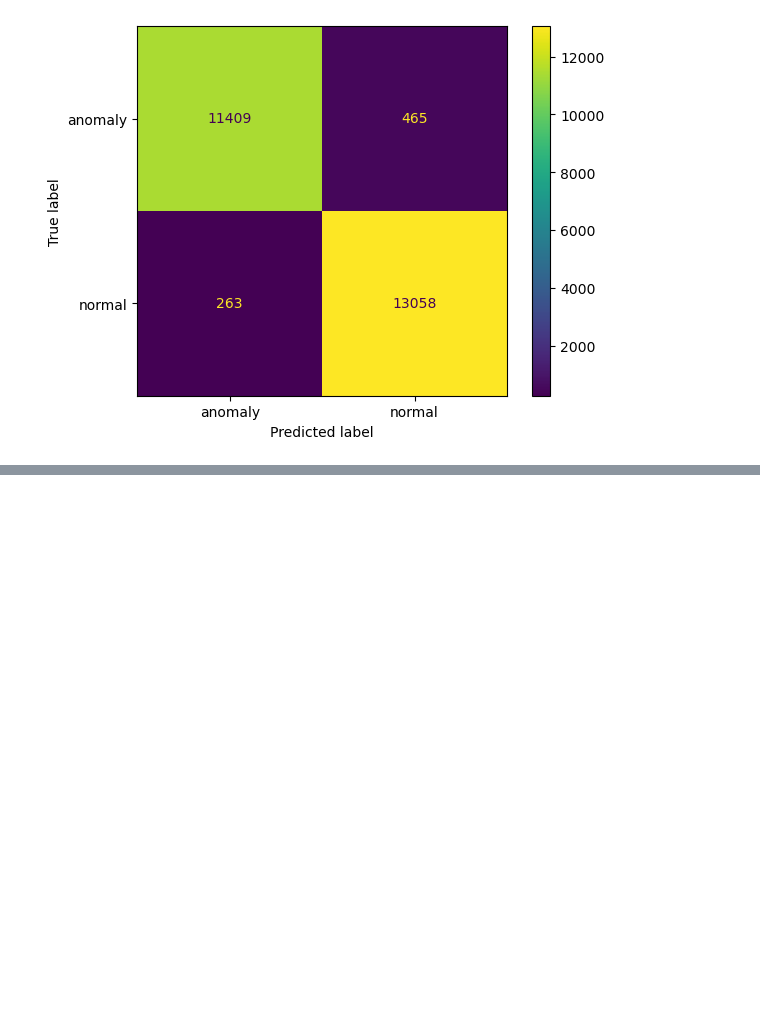
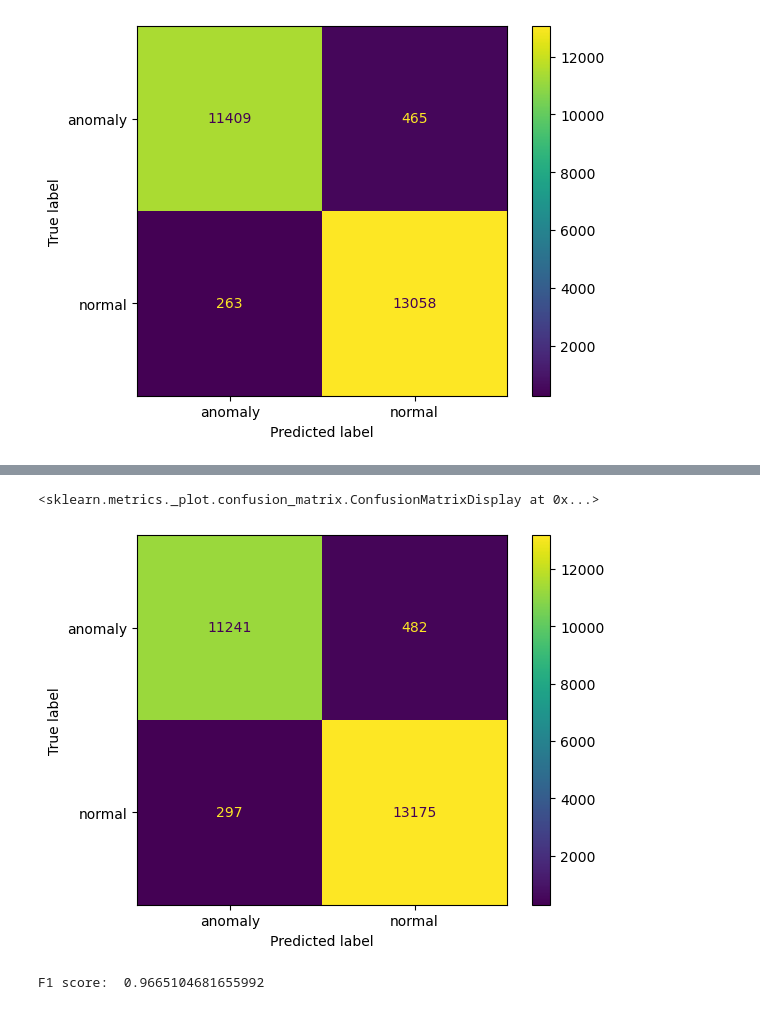
Before and after one commit to itsFDavid/Simulacion, a Jupyter notebook: 10-Evaluacion_de_resultado/10-Evaluacion_de_resultados.ipynb, the cells around one changed output, grey strips where cells are left out. Saved outputs shown, nothing was run; the diff lists cells and outputs as text; code cells hidden in the pictures; blank space fills up the shorter version.

Commit message:
add predict funtion with test set

```diff
--- a/10-Evaluacion_de_resultado/10-Evaluacion_de_resultados.ipynb
+++ b/10-Evaluacion_de_resultado/10-Evaluacion_de_resultados.ipynb
@@ -144,6 +144,10 @@ y_train = train_set["class"].copy()
 # DataSet de Validacion
 X_val = val_set.drop("class", axis = 1)
 y_val = val_set["class"].copy()
+# %%
+# DataSet de test
+X_test = test_set.drop("class", axis = 1)
+y_test = test_set["class"].copy()
 # %% [markdown]
 ## Preparacion del DataSet
 # %%
@@ -265,0 +304,15 @@ ConfusionMatrixDisplay.from_estimator(clf, X_val_prep, y_val, values_format = '3
+# %%
+# Transformar el SubConjunto DataSet de test
+X_test_prep = data_preparer.transform(X_test)
+y_pred = clf.predict(X_test_prep)
+# %%
+from sklearn.metrics import ConfusionMatrixDisplay
+ConfusionMatrixDisplay.from_estimator(clf, X_test_prep, y_test, values_format = '3g' )
+# %% [output]
+<sklearn.metrics._plot.confusion_matrix.ConfusionMatrixDisplay at 0x...>
+[figure, added]
+# %%
+from sklearn.metrics import f1_score
+print("F1 score: ", f1_score(y_test, y_pred, pos_label = 'anomaly'))
+# %% [output]
+F1 score:  0.9665104681655992
```
Also changed, not shown: parts of 10 cells of this notebook.
